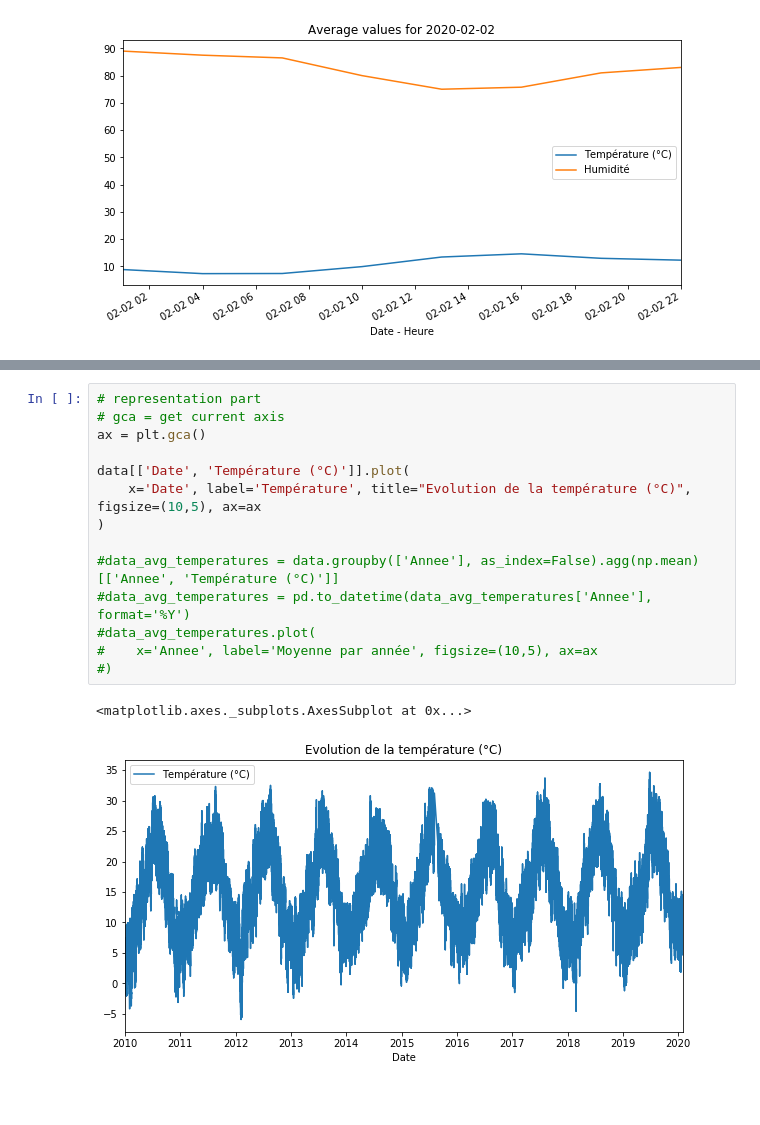
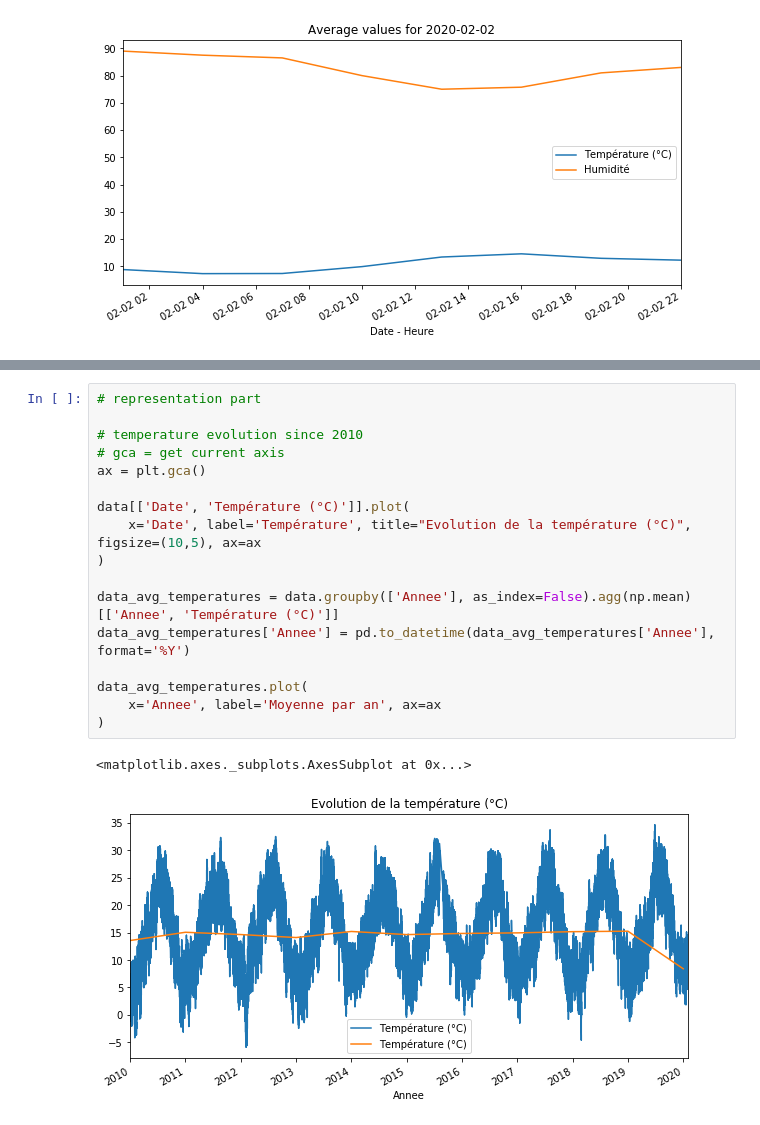
Before and after one commit to NicolasLacroix/data-representation, a Jupyter notebook: notebooks/meteorology.ipynb, the cells around one changed output, grey strips where cells are left out. Cells and saved outputs as stored; diff of their text form; blank space fills up the shorter version.

Commit message:
Add temperature evolution

```diff
--- a/notebooks/meteorology.ipynb
+++ b/notebooks/meteorology.ipynb
@@ -250,19 +230,22 @@ data.groupby(['Annee']).agg(np.mean)
 | 2020 | 102548.587240 | -2.861328 | 4.346680 | 181.269531 | ... |
 # %%
 # representation part
+
+# temperature evolution since 2010
 # gca = get current axis
 ax = plt.gca()
 
 data[['Date', 'Température (°C)']].plot(
     x='Date', label='Température', title="Evolution de la température (°C)", figsize=(10,5), ax=ax
 )
 
-#data_avg_temperatures = data.groupby(['Annee'], as_index=False).agg(np.mean)[['Annee', 'Température (°C)']]
-#data_avg_temperatures = pd.to_datetime(data_avg_temperatures['Annee'], format='%Y')
-#data_avg_temperatures.plot(
-#    x='Annee', label='Moyenne par année', figsize=(10,5), ax=ax
-#)
+data_avg_temperatures = data.groupby(['Annee'], as_index=False).agg(np.mean)[['Annee', 'Température (°C)']]
+data_avg_temperatures['Annee'] = pd.to_datetime(data_avg_temperatures['Annee'], format='%Y')
+
+data_avg_temperatures.plot(
+    x='Annee', label='Moyenne par an', ax=ax
+)
 # %% [output]
 <matplotlib.axes._subplots.AxesSubplot at 0x...>
-[figure, old version]
+[figure, new version]
 # %%
```
Also changed, not shown: parts of 7 cells of this notebook.
